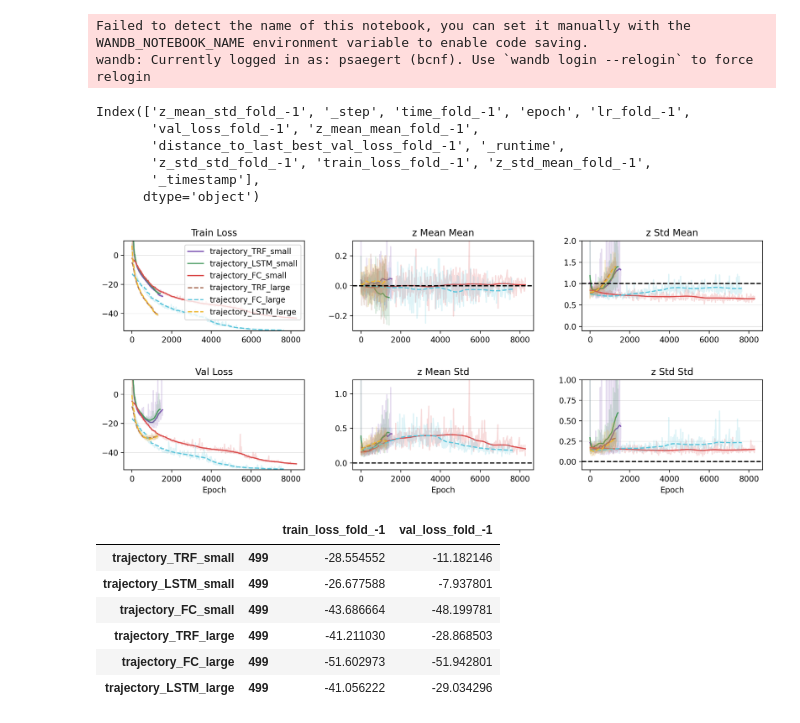
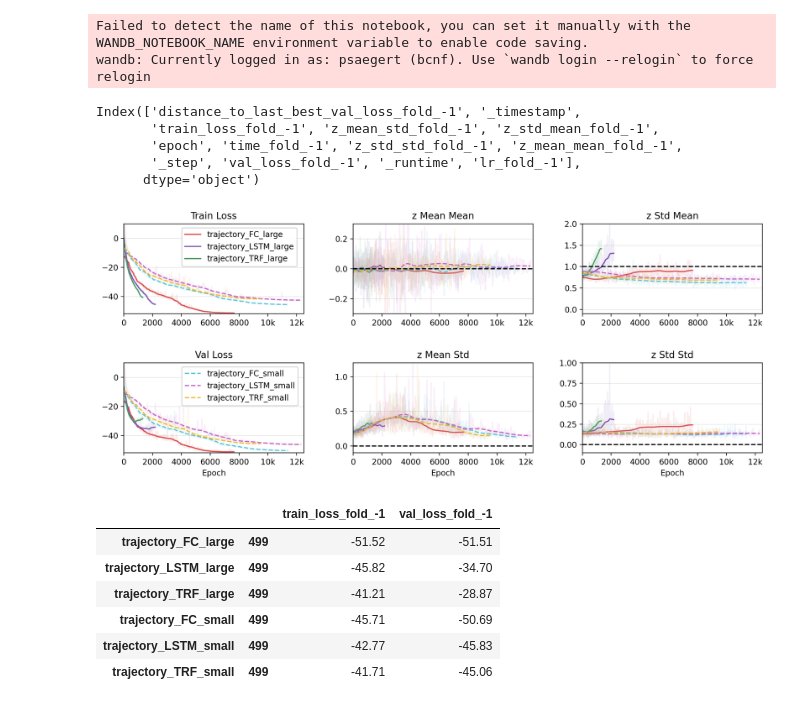
Before and after one commit to psaegert/bcnf, a Jupyter notebook: experimental/training_log.ipynb, the cells around one changed output. Saved outputs shown, nothing was run; the diff lists cells and outputs as text; code cells hidden in the pictures.

```diff
--- a/experimental/training_log.ipynb
+++ b/experimental/training_log.ipynb
@@ -7,77 +7,92 @@ import wandb
 import os
 
 from bcnf.utils import get_gaussian_kernel, partconv1d, get_dir
-# %%
-wandb.login()
-
-api = wandb.Api()
-runs = {
-    'trajectory_TRF_small': api.run("/balisticcnf/bcnf-test/runs/dclcpqty"),
-    'trajectory_LSTM_small': api.run("/balisticcnf/bcnf-test/runs/wpzsbwsb"),
-    'trajectory_FC_small': api.run("/balisticcnf/bcnf-test/runs/xfkfo69v"),
-    'trajectory_TRF_large': api.run("/balisticcnf/bcnf-test/runs/hnj6npt2"),
-    'trajectory_FC_large': api.run("/balisticcnf/bcnf-test/runs/v83m23td"),
-    'trajectory_LSTM_large': api.run("/balisticcnf/bcnf-test/runs/d0xk0blq"),
-}
-# %% [output]
-Failed to detect the name of this notebook, you can set it manually with the WANDB_NOTEBOOK_NAME environment variable to enable code saving.
-wandb: Currently logged in as: psaegert (bcnf). Use `wandb login --relogin` to force relogin
+# %%
+wandb.login()
+
+api = wandb.Api()
+runs = {
+    'trajectory_FC_large': api.run("/balisticcnf/bcnf-test/runs/v83m23td"),
+    'trajectory_LSTM_large': api.run("/balisticcnf/bcnf-test/runs/eu00x1d2"),
+    'trajectory_TRF_large': api.run("/balisticcnf/bcnf-test/runs/hnj6npt2"),
+    'trajectory_FC_small': api.run("/balisticcnf/bcnf-test/runs/xfkfo69v"),
+    'trajectory_LSTM_small': api.run("/balisticcnf/bcnf-test/runs/1qwwz99a"),
+    'trajectory_TRF_small': api.run("/balisticcnf/bcnf-test/runs/m8fqmi3n"),
+}
+# %% [output]
+Failed to detect the name of this notebook, you can set it manually with the WANDB_NOTEBOOK_NAME environment variable to enable code saving.
+wandb: Currently logged in as: psaegert (bcnf). Use `wandb login --relogin` to force relogin
 # %%
 histories = {k: v.history() for k, v in runs.items()}
 # %%
 histories['trajectory_TRF_small'].keys()
 # %% [output]
-Index(['z_mean_std_fold_-1', '_step', 'time_fold_-1', 'epoch', 'lr_fold_-1',
-       'val_loss_fold_-1', 'z_mean_mean_fold_-1',
-       'distance_to_last_best_val_loss_fold_-1', '_runtime',
-       'z_std_std_fold_-1', 'train_loss_fold_-1', 'z_std_mean_fold_-1',
-       '_timestamp'],
+Index(['distance_to_last_best_val_loss_fold_-1', '_timestamp',
+       'train_loss_fold_-1', 'z_mean_std_fold_-1', 'z_std_mean_fold_-1',
+       'epoch', 'time_fold_-1', 'z_std_std_fold_-1', 'z_mean_mean_fold_-1',
+       '_step', 'val_loss_fold_-1', '_runtime', 'lr_fold_-1'],
       dtype='object')
+# %%
+def format_epoch(epoch: int) -> str:
+    if epoch < 10000:
+        return str(epoch)
+    elif epoch < 1_000_000:
+        return f"{epoch // 1000}k"
 # %%
 fig, axes = plt.subplots(2, 3, figsize=(12, 5), dpi=200)
 
 for i, (ax, key, key_name, target, ylim) in enumerate(
     zip(axes.flatten(),
         ['train_loss_fold_-1', 'z_mean_mean_fold_-1', 'z_std_mean_fold_-1', 'val_loss_fold_-1', 'z_mean_std_fold_-1', 'z_std_std_fold_-1'],
         ['Train Loss', 'z Mean Mean', 'z Std Mean', 'Val Loss', 'z Mean Std', 'z Std Std'],
         [None, 0, 1, None, 0, 0],
         [(-52, 10), (-.3, .3), (-.1, 2), (-52, 10), (-.1, 1.2), (-.1, 1)]
         )):
     for (name, history), color, linestyle in zip(
         histories.items(),
-        ['7d54b2', '479a5f', 'da4c4c', 'a46750', '5bc5db', 'edb732'],
+        # ['7d54b2', '479a5f', 'da4c4c', 'a46750', '5bc5db', 'edb732'],
+        ['da4c4c', '7d54b2', '479a5f', '5bc5db', 'c565c7', 'edb732'],
         ['-', '-', '-', '--', '--', '--']):
-        ax.plot(history['epoch'], history[key], alpha=0.2, color='#' + color)
+        ax.plot(history['epoch'], history[key], alpha=0.1, color='#' + color)
         ax.plot(history['epoch'], partconv1d(data=np.array(history[key]), kernel=get_gaussian_kernel(20)), label=name, color='#' + color, linestyle=linestyle)
+
+        ax.set_xlim(0, 12500)
+        ax.set_xticks(np.arange(0, 14_000, 2_000))
+        ax.set_xticklabels([format_epoch(x) for x in np.arange(0, 14_000, 2_000)])
 
     ax.set_ylim(ylim)
 
     if target is not None:
         ax.axhline(target, color='black', linestyle='--')
     ax.set_title(key_name)
     ax.grid(axis='y', alpha=0.5, linewidth=0.5)
 
     if i in [3, 4, 5]:
         ax.set_xlabel('Epoch')
 
-axes[0, 0].legend()
+# Split the legend into two parts
+handles, labels = ax.get_legend_handles_labels()
+legend1 = axes[0, 0].legend(handles[:3], labels[:3], loc='upper left', bbox_to_anchor=(0.3, 1))
+legend2 = axes[1, 0].legend(handles[3:], labels[3:], loc='upper left', bbox_to_anchor=(0.3, 1))
+axes[0, 0].add_artist(legend1)
+axes[1, 0].add_artist(legend2)
 
 fig.tight_layout(h_pad=3, w_pad=3)
 
 plt.savefig(os.path.join(get_dir('results', 'logging', create=True), 'train_trajectory_comparison.png'))
 # %% [output]
-[figure, old version]
+[figure, new version]
 # %%
 losses = {name: pd.DataFrame(history).tail(1)[['train_loss_fold_-1', 'val_loss_fold_-1']] for name, history in histories.items()}
 
 results_df = pd.concat(losses, axis=0)
 
-results_df
+results_df.round(2)
 # %% [output]
 |  |  | train_loss_fold_-1 | val_loss_fold_-1 |
-| trajectory_TRF_small | 499 | -28.554552 | -11.182146 |
-| trajectory_LSTM_small | 499 | -26.677588 | -7.937801 |
-| trajectory_FC_small | 499 | -43.686664 | -48.199781 |
-| trajectory_TRF_large | 499 | -41.211030 | -28.868503 |
-| trajectory_FC_large | 499 | -51.602973 | -51.942801 |
-| trajectory_LSTM_large | 499 | -41.056222 | -29.034296 |
+| trajectory_FC_large | 499 | -51.52 | -51.51 |
+| trajectory_LSTM_large | 499 | -45.82 | -34.70 |
+| trajectory_TRF_large | 499 | -41.21 | -28.87 |
+| trajectory_FC_small | 499 | -45.71 | -50.69 |
+| trajectory_LSTM_small | 499 | -42.77 | -45.83 |
+| trajectory_TRF_small | 499 | -41.71 | -45.06 |
```
Also changed, not shown: 3 other files.
